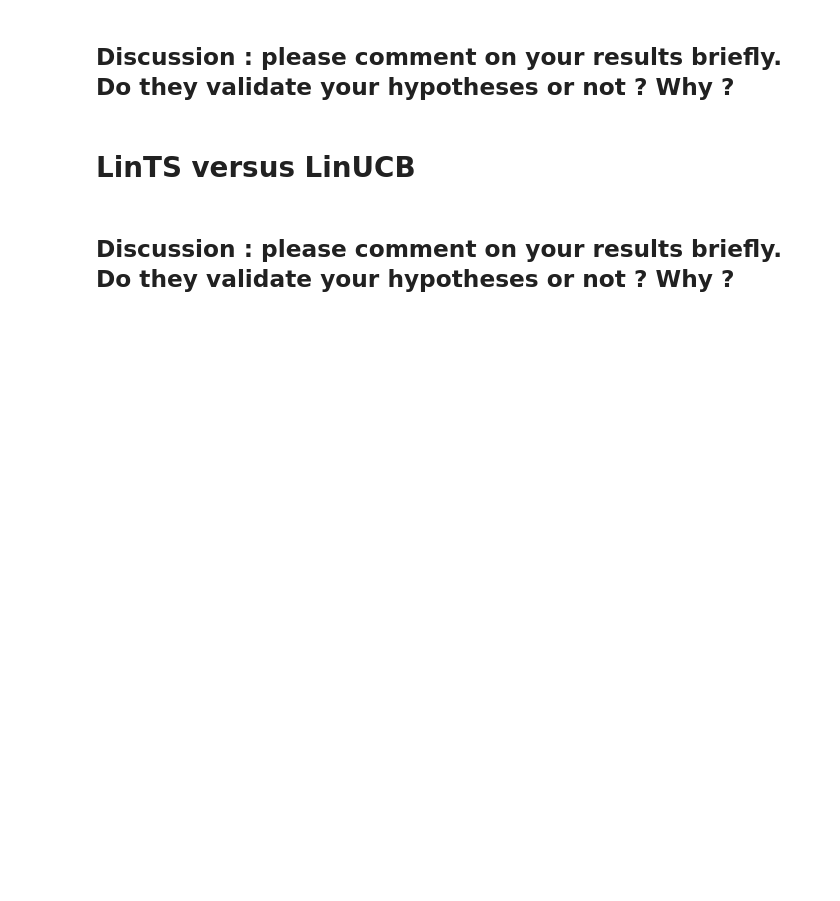
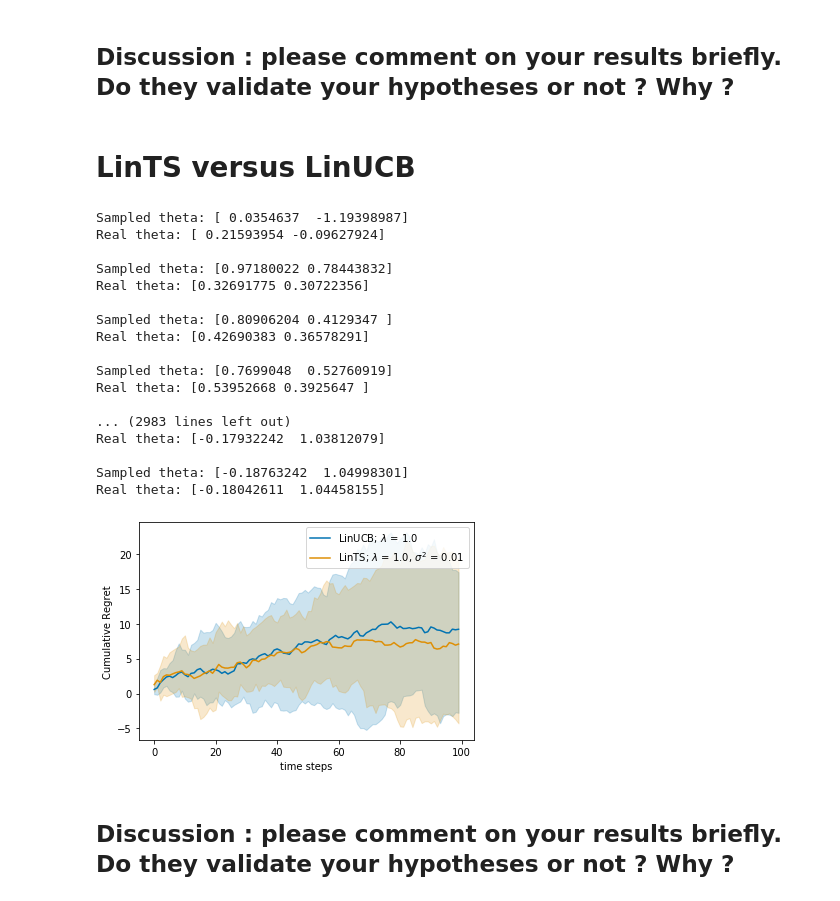
Before and after one commit to EugeneSel/linear-bandits, a Jupyter notebook: StochasticLinearBandits-2021-TBC.ipynb, the cells around one changed output. Drawn from its saved outputs; the diff is of its cells as text; code cells hidden in the pictures; blank space fills up the shorter version.

```diff
--- a/StochasticLinearBandits-2021-TBC.ipynb
+++ b/StochasticLinearBandits-2021-TBC.ipynb
@@ -449,11 +446,30 @@ plot_regret(all_data)
 # %%
 basicGaussianBandit = LinearBandit(theta, K)
 agent1 = LinUCB(T, d, delta, lambda_reg=1.)
-agent2 = LinTS(T, d, delta, lambda_reg=1.)
+agent2 = LinTS(T, d, delta, lambda_reg=1., sigma=.1)
 #....TODO
 
 all_data = experiment(basicGaussianBandit, [agent1, agent2], Nmc=10, T=100)
 
 plot_regret(all_data)
+# %% [output]
+Sampled theta: [ 0.0354637  -1.19398987]
+Real theta: [ 0.21593954 -0.09627924]
+
+Sampled theta: [0.97180022 0.78443832]
+Real theta: [0.32691775 0.30722356]
+
+Sampled theta: [0.80906204 0.4129347 ]
+Real theta: [0.42690383 0.36578291]
+
+Sampled theta: [0.7699048  0.52760919]
+Real theta: [0.53952668 0.3925647 ]
+
+... (2983 lines left out)
+Real theta: [-0.17932242  1.03812079]
+
+Sampled theta: [-0.18763242  1.04998301]
+Real theta: [-0.18042611  1.04458155]
+[figure, added]
 # %% [markdown]
 ## Discussion : please comment on your results briefly. Do they validate your hypotheses or not ? Why ?
```
Also changed, not shown: parts of 6 cells of this notebook.
